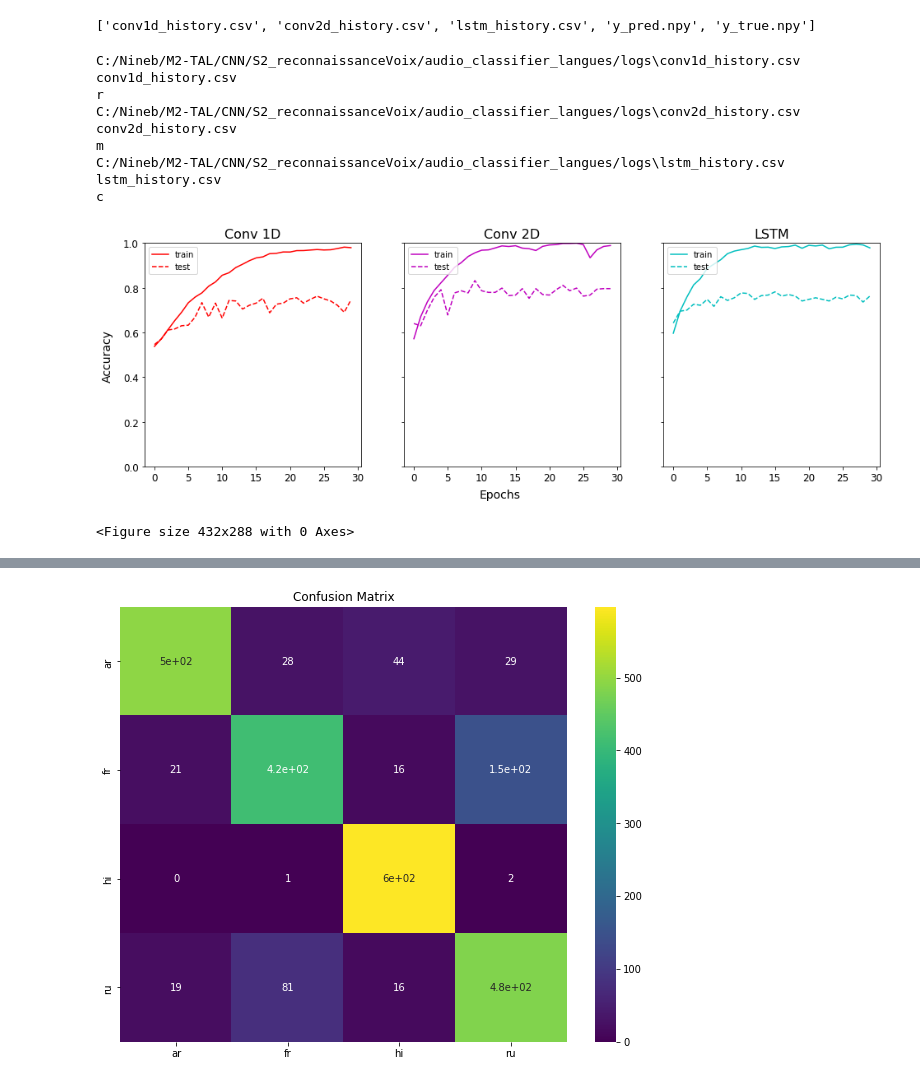
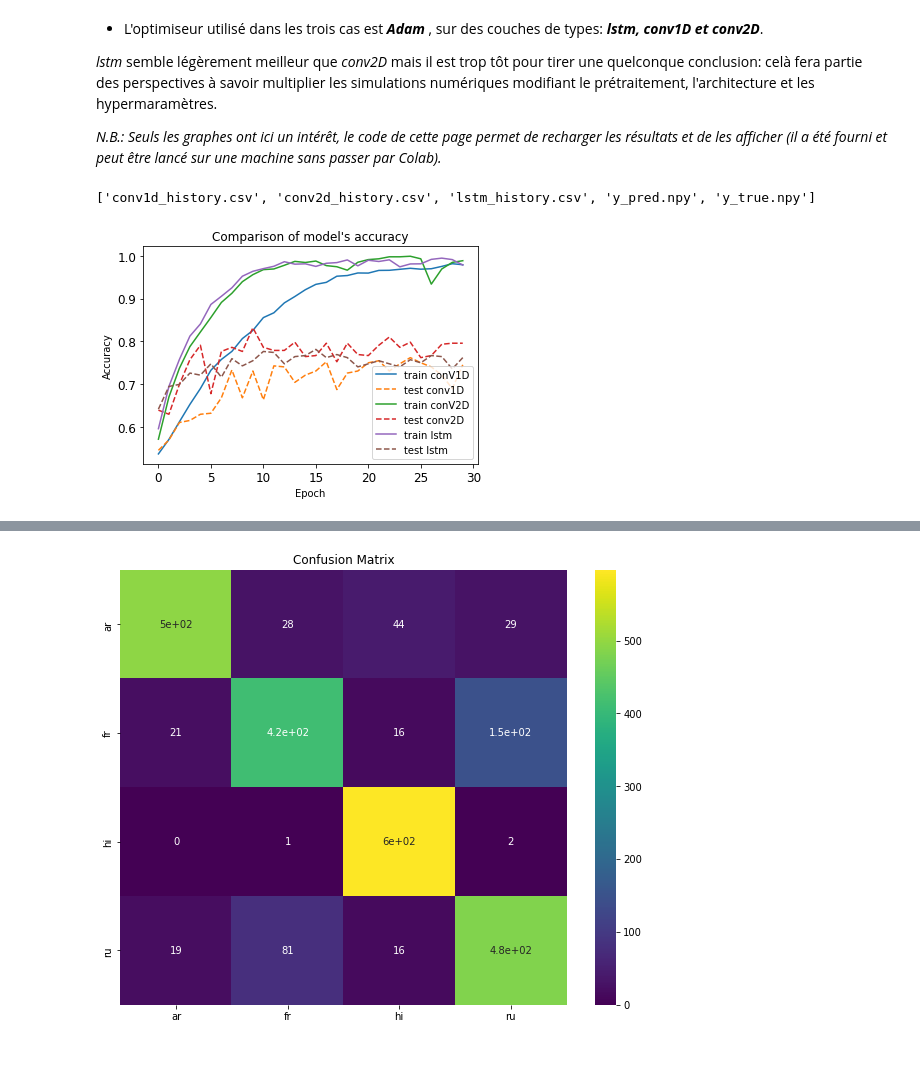
Before and after one commit to ShNineb/CNN, a Jupyter notebook: resumary.ipynb, the cells around one changed output, grey strips where cells are left out. Cells and saved outputs as stored; diff of their text form; code cells hidden in the pictures; blank space fills up the shorter version.

```diff
--- a/resumary.ipynb
+++ b/resumary.ipynb
@@ -24,45 +26,42 @@
+# %% [markdown]
+* L'optimiseur utilisé dans les trois cas est <b><i>Adam</i></b> , sur des couches de types: <b><i>lstm, conv1D et conv2D</i></b>.
+
+
+<i>lstm</i> semble légèrement meilleur que <i>conv2D</i> mais il est trop tôt pour tirer une quelconque conclusion: celà fera partie des perspectives à savoir multiplier les simulations numériques modifiant le prétraitement, l'architecture et les hypermaramètres.
+
+<i>N.B.: Seuls les graphes ont ici un intérêt, le code de cette page permet de recharger les résultats et de les afficher (il a été fourni et peut être lancé sur une machine sans passer par <i>Colab</i>). </i>
 # %%
 import os
 import matplotlib.pyplot as plt
 import pandas as pd
 # %%
-log_csvs = sorted(os.listdir('C:/Nineb/M2-TAL/CNN/S2_reconnaissanceVoix/audio_classifier_langues/logs'))
-print(log_csvs)
+path_mod_1 = "C:/Nineb/M2-TAL/CNN/S2_reconnaissanceVoix/audio_classifier_langues"
+log_csvs = sorted(os.listdir(path_mod_1 + '/logs'))
 # %% [output]
 ['conv1d_history.csv', 'conv2d_history.csv', 'lstm_history.csv', 'y_pred.npy', 'y_true.npy']
 # %%
 labels = ['Conv 1D', 'Conv 2D', 'LSTM']
 colors = ['r', 'm', 'c']
-# %%
-fig, ax = plt.subplots(1, 3, sharey=True, figsize=(16,5))
-
-for i, (fn, label, c) in enumerate(zip(log_csvs, labels, colors)):
-    csv_path = os.path.join('..', 'C:/Nineb/M2-TAL/CNN/S2_reconnaissanceVoix/audio_classifier_langues/logs', fn)#logs
-    print(csv_path)
-    print(fn)
-    print(c)
-    df = pd.read_csv(csv_path)
-    ax[i].set_title(label, size=16)
-    ax[i].plot(df.accuracy, color=c, label='train')
-    ax[i].plot(df.val_accuracy, ls='--', color=c, label='test')
-    ax[i].legend(loc='upper left')
-    ax[i].tick_params(axis='both', which='major', labelsize=12)
-    ax[i].set_ylim([0,1.0])
-
-fig.text(0.5, 0.02, 'Epochs', ha='center', size=14)
-fig.text(0.08, 0.5, 'Accuracy', va='center', rotation='vertical', size=14)
-plt.show()
-plt.savefig('accuracyByModel')
-# %% [output]
-C:/Nineb/M2-TAL/CNN/S2_reconnaissanceVoix/audio_classifier_langues/logs\conv1d_history.csv
-conv1d_history.csv
-r
-C:/Nineb/M2-TAL/CNN/S2_reconnaissanceVoix/audio_classifier_langues/logs\conv2d_history.csv
-conv2d_history.csv
-m
-C:/Nineb/M2-TAL/CNN/S2_reconnaissanceVoix/audio_classifier_langues/logs\lstm_history.csv
-lstm_history.csv
-c
-[figure, removed]
-<Figure size 432x288 with 0 Axes>
+# %%
+for i, (fn, label, c) in enumerate(zip(log_csvs, labels, colors)):
+    csv_hist.append(csv_path)
+
+df0 = pd.read_csv(csv_hist[0])
+df1 = pd.read_csv(csv_hist[1])
+df2 = pd.read_csv(csv_hist[2])
+plt.plot(df0.accuracy, label='train')
+plt.plot(df0.val_accuracy, ls='--',label='test')
+plt.plot(df1.accuracy, label='train')
+plt.plot(df1.val_accuracy, ls='--', label='test')
+plt.plot(df2.accuracy, label='train')
+plt.plot(df2.val_accuracy, ls='--', label='test')
+plt.legend(["train conV1D","test conv1D","train conV2D","test conv2D","train lstm","test lstm"])
+
+plt.title("Comparison of model's accuracy")
+plt.ylabel("Accuracy")
+plt.xlabel("Epoch")
+plt.tick_params(axis='both', which='major', labelsize=12)
+plt.show()
+# %% [output]
+[figure, added]
 # %%
```
Also changed, not shown: parts of 29 cells of this notebook.
